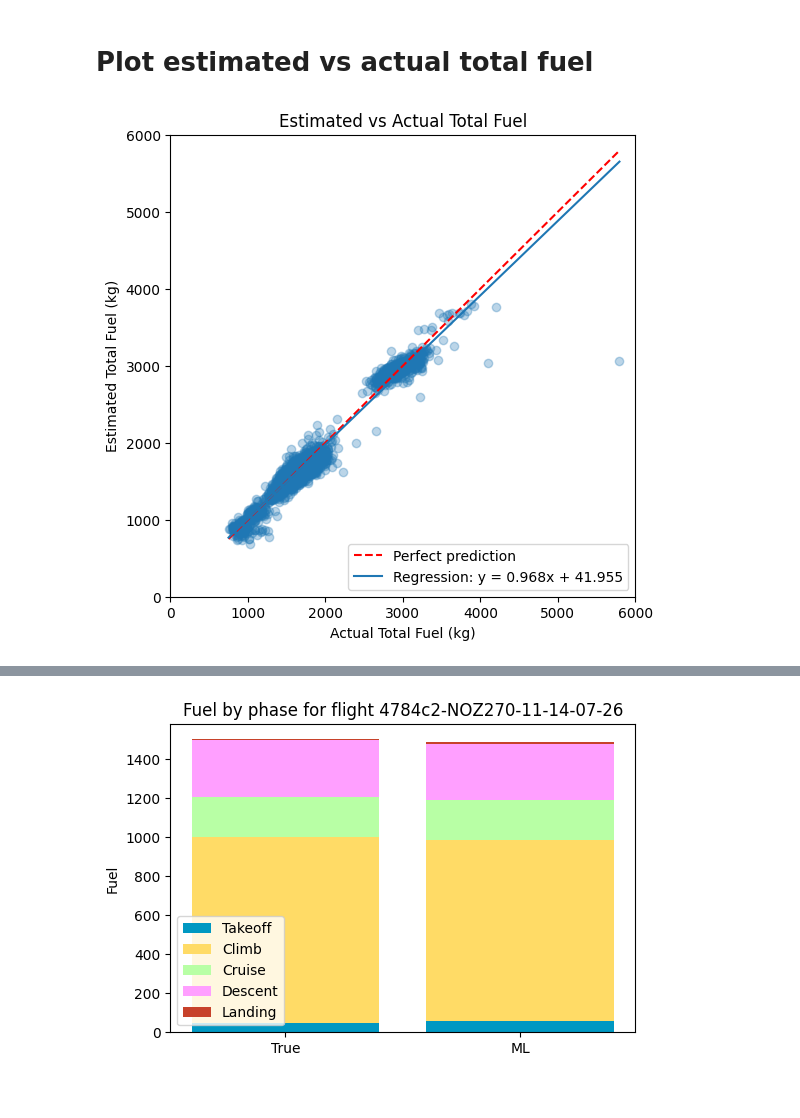
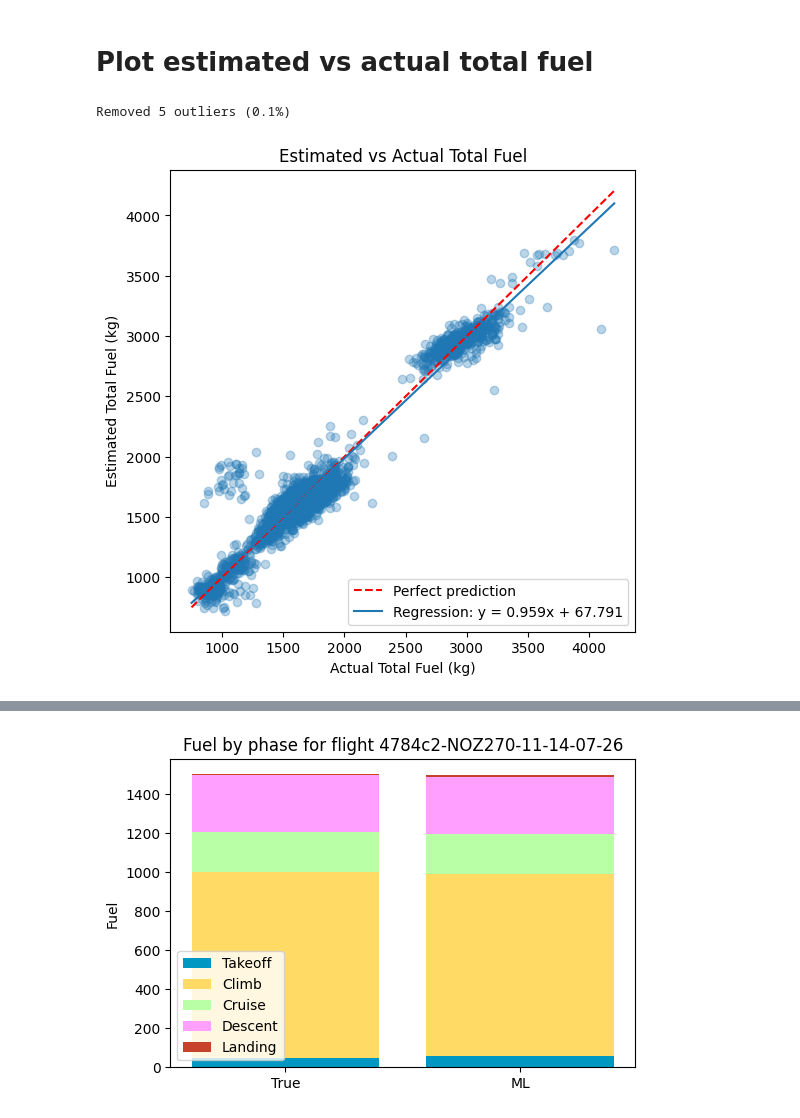
Before and after one commit to emmabergsmo/master-fuel-conumption-estimation-xgboost, a Jupyter notebook: xg_boost_physics/total_fuel_physics_pred.ipynb, the cells around one changed output, grey strips where cells are left out. Saved outputs shown, nothing was run; the diff lists cells and outputs as text; code cells hidden in the pictures.

```diff
--- a/xg_boost_physics/total_fuel_physics_pred.ipynb
+++ b/xg_boost_physics/total_fuel_physics_pred.ipynb
@@ -19,8 +19,8 @@ import pandas as pd
 import matplotlib.pyplot as plt
 from sklearn.metrics import mean_absolute_error, mean_squared_error, r2_score
 
-DB_PATH = "../opensky_xgboost.sqlite"
-FEATURE_TABLE = "flight_phase_features_physics"
+DB_PATH = "../opensky_updated.sqlite"
+FEATURE_TABLE = "flight_phase_features_v2_physics"
 YEAR = 2022
 
 def add_datetime_from_flight_id(df: pd.DataFrame, year: int) -> pd.DataFrame:
@@ -144,35 +144,44 @@ dtype: float64
 # %% [markdown]
 # Plot estimated vs actual total fuel
 # %%
+# Remove outliers (both over- and under-predictions)
+before = len(pred_all)
+pred_all = pred_all[
+    (pred_all["pred_total"] <= 2 * pred_all["true_total"]) &
+    (pred_all["pred_total"] >= 0.5 * pred_all["true_total"])
+]
+after = len(pred_all)
+
+print(f"Removed {before - after} outliers ({(before - after)/before:.1%})")
+
 plt.figure(figsize=(6,6))
 
 plt.scatter(
     pred_all["true_total"],
     pred_all["pred_total"],
     alpha=0.3
 )
 
 # Perfect prediction line
 min_val = pred_all["true_total"].min()
 max_val = pred_all["true_total"].max()
 
 plt.plot([min_val, max_val], [min_val, max_val], "r--", label="Perfect prediction")
 
 # Regression line (actual trend)
 m, b = np.polyfit(pred_all["true_total"], pred_all["pred_total"], 1)
 x_line = np.linspace(min_val, max_val, 100)
 plt.plot(x_line, m*x_line + b, label=f"Regression: y = {m:.3f}x + {b:.3f}")
 
 plt.xlabel("Actual Total Fuel (kg)")
 plt.ylabel("Estimated Total Fuel (kg)")
 plt.title("Estimated vs Actual Total Fuel")
-plt.ylim(0, 6000)
-plt.xlim(0, 6000)
 plt.legend()
 plt.legend(loc="lower right")
 plt.show()
 # %% [output]
+Removed 5 outliers (0.1%)
-[figure, old version]
+[figure, new version]
 # %%
 # compute residual (prediction - truth) if not already computed
 if "residual" not in pred_all.columns:
```
Also changed, not shown: parts of 5 cells of this notebook, 6 other files.
